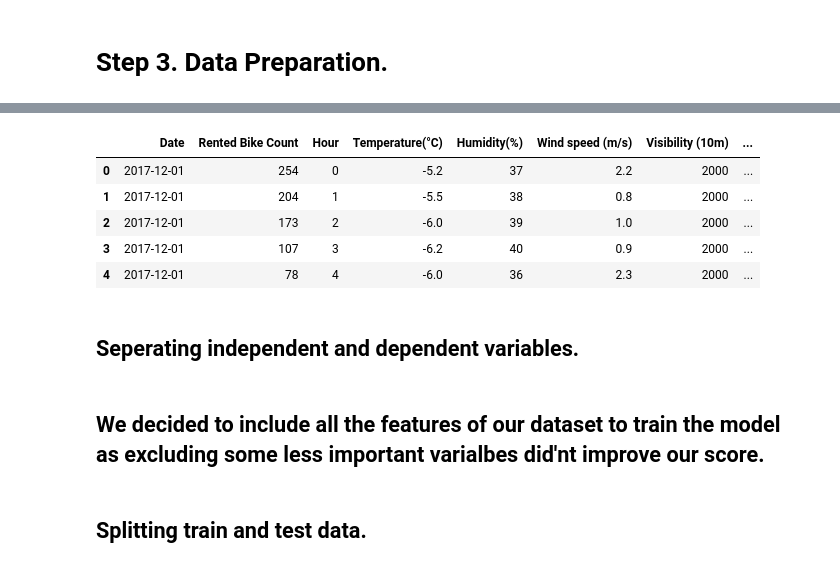
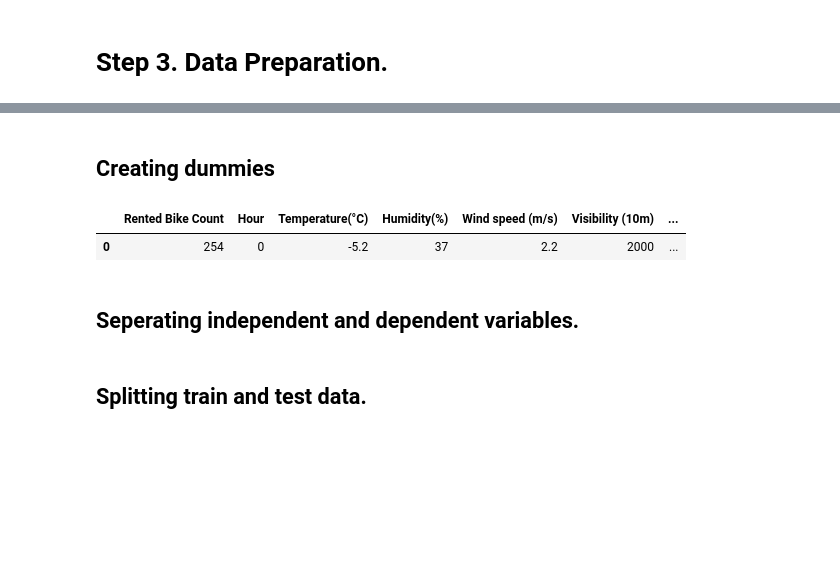
Before and after one commit to ghanalk1/Bike-Sharing-Demand-Prediction, a Jupyter notebook: Bike_Sharing_Demand_Prediction_Capstone_Project.ipynb, the cells around one changed output, grey strips where cells are left out. Saved outputs shown, nothing was run; the diff lists cells and outputs as text; code cells hidden in the pictures; blank space fills up the shorter version.

```diff
--- a/Bike_Sharing_Demand_Prediction_Capstone_Project.ipynb
+++ b/Bike_Sharing_Demand_Prediction_Capstone_Project.ipynb
@@ -295,0 +283,2 @@ df['En_Weekday'] = df['Weekday'].map(weekday_mapping)
+# %%
+df['Weekend']=df['Weekday'].apply(lambda x : ('Y') if x in ['Saturday','Sunday'] else ('N'))
@@ -296,13 +339,17 @@ df['En_Weekday'] = df['Weekday'].map(weekday_mapping)
+# %%
+df.drop(columns=['Dew point temperature(°C)','Year'],inplace=True)
+# %% [markdown]
+## **Creating dummies**
+# %%
+# dummification of categorical variables.
+df = pd.get_dummies(df, columns = ['Seasons','Holiday','Weekend','Functioning Day'],drop_first=True)
+# %%
+# dropping Date and weekday column because we already have information about them in other columns.
+df.drop(['Weekday','Date'],axis=1,inplace=True)
 # %%
-df.head()
+df.head(1)
 # %% [output]
-|  | Date | Rented Bike Count | Hour | Temperature(°C) | Humidity(%) | Wind speed (m/s) | Visibility (10m) | ... |
-| 0 | 2017-12-01 | 254 | 0 | -5.2 | 37 | 2.2 | 2000 | ... |
-| 1 | 2017-12-01 | 204 | 1 | -5.5 | 38 | 0.8 | 2000 | ... |
-| 2 | 2017-12-01 | 173 | 2 | -6.0 | 39 | 1.0 | 2000 | ... |
-| 3 | 2017-12-01 | 107 | 3 | -6.2 | 40 | 0.9 | 2000 | ... |
-| 4 | 2017-12-01 | 78 | 4 | -6.0 | 36 | 2.3 | 2000 | ... |
+|  | Rented Bike Count | Hour | Temperature(°C) | Humidity(%) | Wind speed (m/s) | Visibility (10m) | ... |
+| 0 | 254 | 0 | -5.2 | 37 | 2.2 | 2000 | ... |
 # %% [markdown]
 ## **Seperating independent and dependent variables.**
-# %% [markdown]
-## We decided to include all the features of our dataset to train the model as excluding some less important varialbes did'nt improve our score.
```
Also changed, not shown: parts of 25 cells of this notebook.
